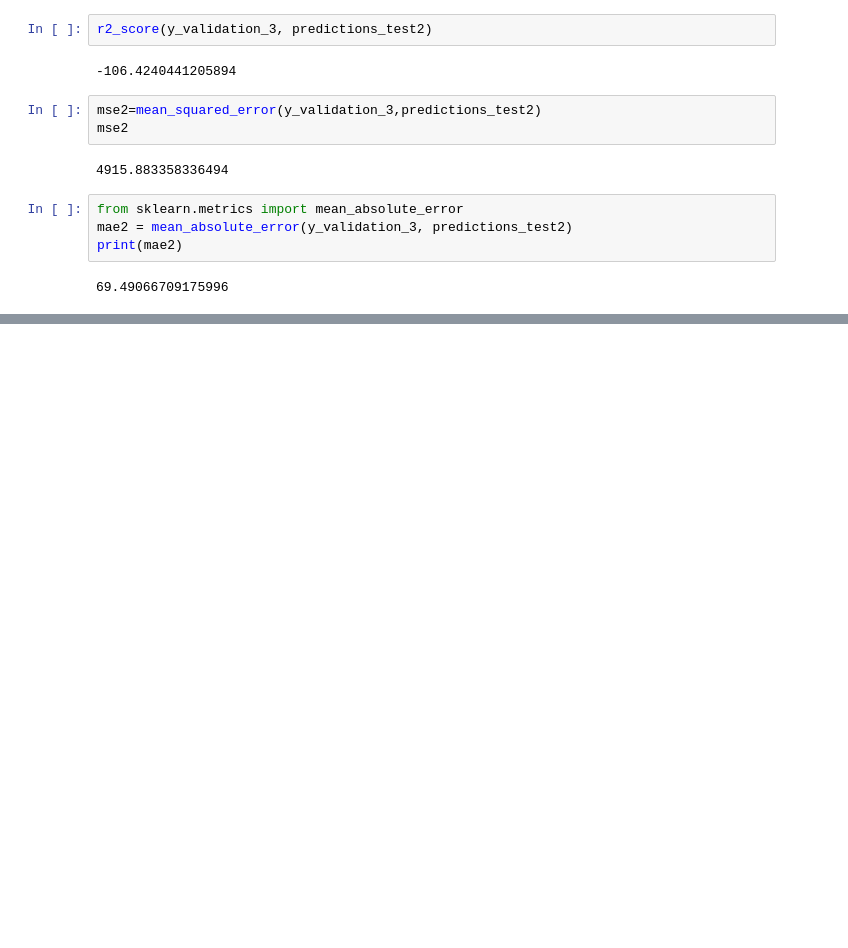
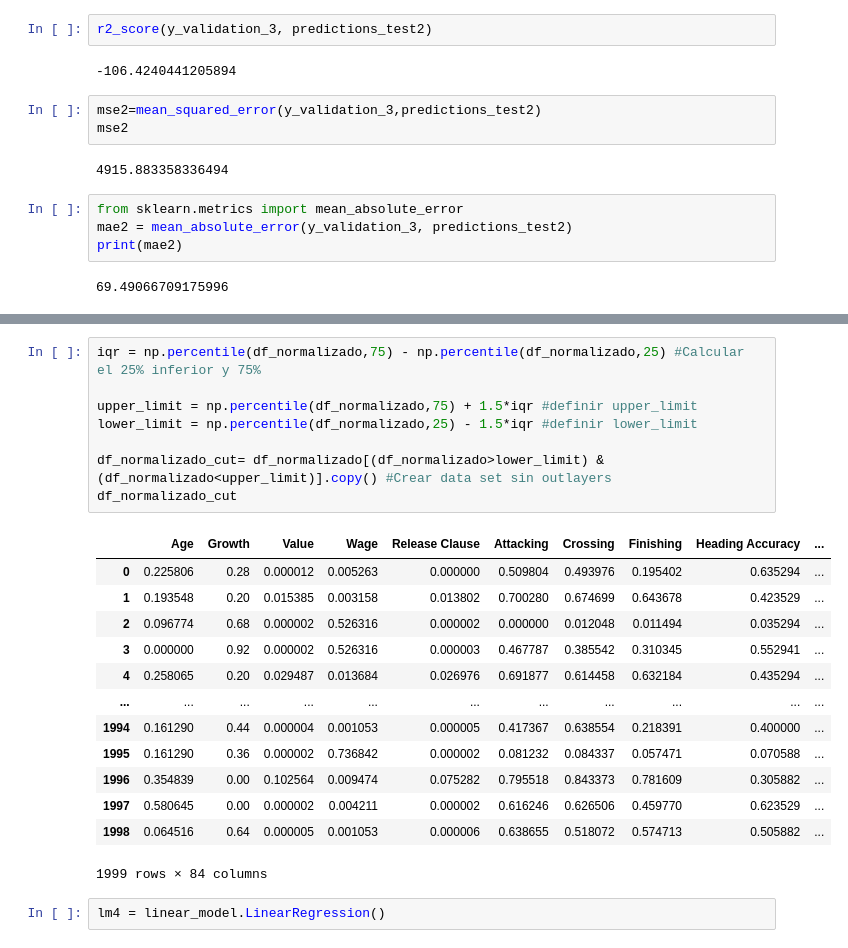
Before and after one commit to AgustinMRedondo/fifa_challenge, a Jupyter notebook: fifa_project.ipynb, the cells around one changed output, grey strips where cells are left out. Cells and saved outputs as stored; diff of their text form; blank space fills up the shorter version.

```diff
--- a/fifa_project.ipynb
+++ b/fifa_project.ipynb
@@ -891,0 +913,24 @@ print(mae2)
+# %%
+iqr = np.percentile(df_normalizado,75) - np.percentile(df_normalizado,25) #Calcular el 25% inferior y 75%
+
+upper_limit = np.percentile(df_normalizado,75) + 1.5*iqr #definir upper_limit
+lower_limit = np.percentile(df_normalizado,25) - 1.5*iqr #definir lower_limit
+
+df_normalizado_cut= df_normalizado[(df_normalizado>lower_limit) & (df_normalizado<upper_limit)].copy() #Crear data set sin outlayers
+df_normalizado_cut
+# %% [output]
+|  | Age | Growth | Value | Wage | Release Clause | Attacking | Crossing | Finishing | Heading Accuracy | ... |
+| 0 | 0.225806 | 0.28 | 0.000012 | 0.005263 | 0.000000 | 0.509804 | 0.493976 | 0.195402 | 0.635294 | ... |
+| 1 | 0.193548 | 0.20 | 0.015385 | 0.003158 | 0.013802 | 0.700280 | 0.674699 | 0.643678 | 0.423529 | ... |
+| 2 | 0.096774 | 0.68 | 0.000002 | 0.526316 | 0.000002 | 0.000000 | 0.012048 | 0.011494 | 0.035294 | ... |
+| 3 | 0.000000 | 0.92 | 0.000002 | 0.526316 | 0.000003 | 0.467787 | 0.385542 | 0.310345 | 0.552941 | ... |
+| 4 | 0.258065 | 0.20 | 0.029487 | 0.013684 | 0.026976 | 0.691877 | 0.614458 | 0.632184 | 0.435294 | ... |
+| ... | ... | ... | ... | ... | ... | ... | ... | ... | ... | ... |
+| 1994 | 0.161290 | 0.44 | 0.000004 | 0.001053 | 0.000005 | 0.417367 | 0.638554 | 0.218391 | 0.400000 | ... |
+| 1995 | 0.161290 | 0.36 | 0.000002 | 0.736842 | 0.000002 | 0.081232 | 0.084337 | 0.057471 | 0.070588 | ... |
+| 1996 | 0.354839 | 0.00 | 0.102564 | 0.009474 | 0.075282 | 0.795518 | 0.843373 | 0.781609 | 0.305882 | ... |
+| 1997 | 0.580645 | 0.00 | 0.000002 | 0.004211 | 0.000002 | 0.616246 | 0.626506 | 0.459770 | 0.623529 | ... |
+| 1998 | 0.064516 | 0.64 | 0.000005 | 0.001053 | 0.000006 | 0.638655 | 0.518072 | 0.574713 | 0.505882 | ... |
+1999 rows × 84 columns
+# %%
+lm4 = linear_model.LinearRegression()
```
Also changed, not shown: parts of 14 cells of this notebook.
